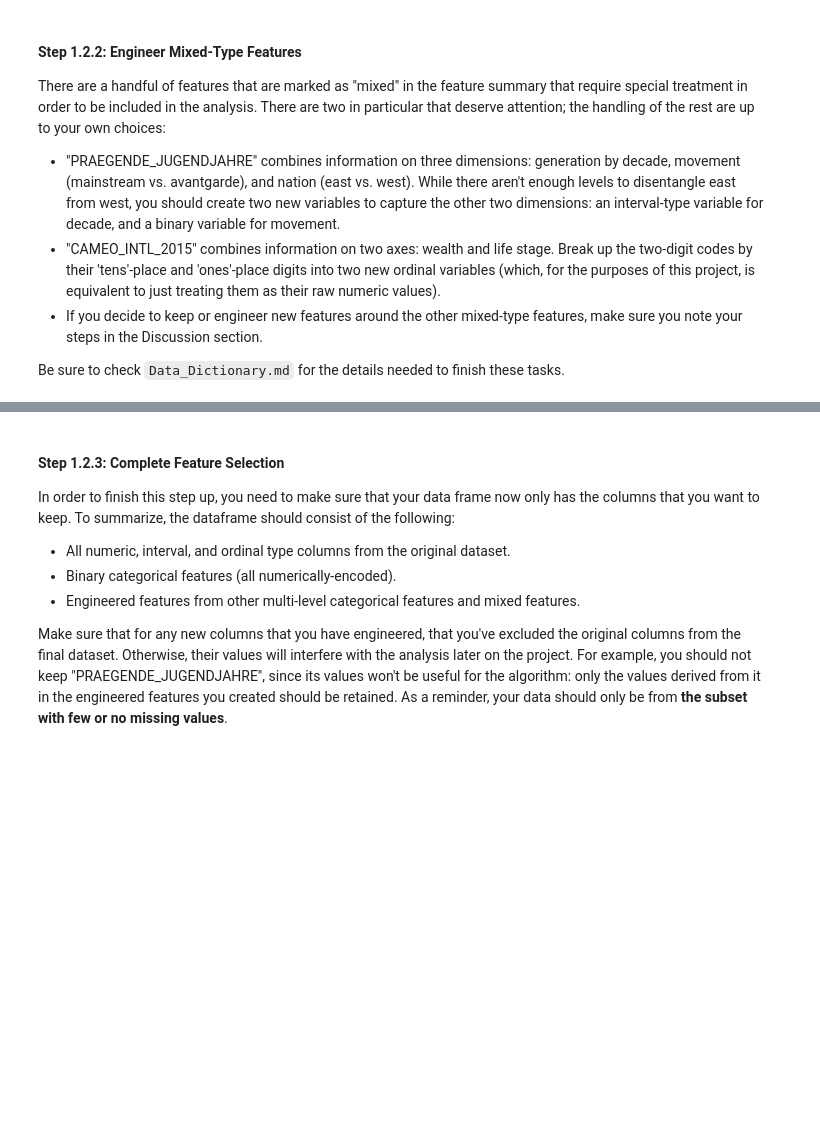
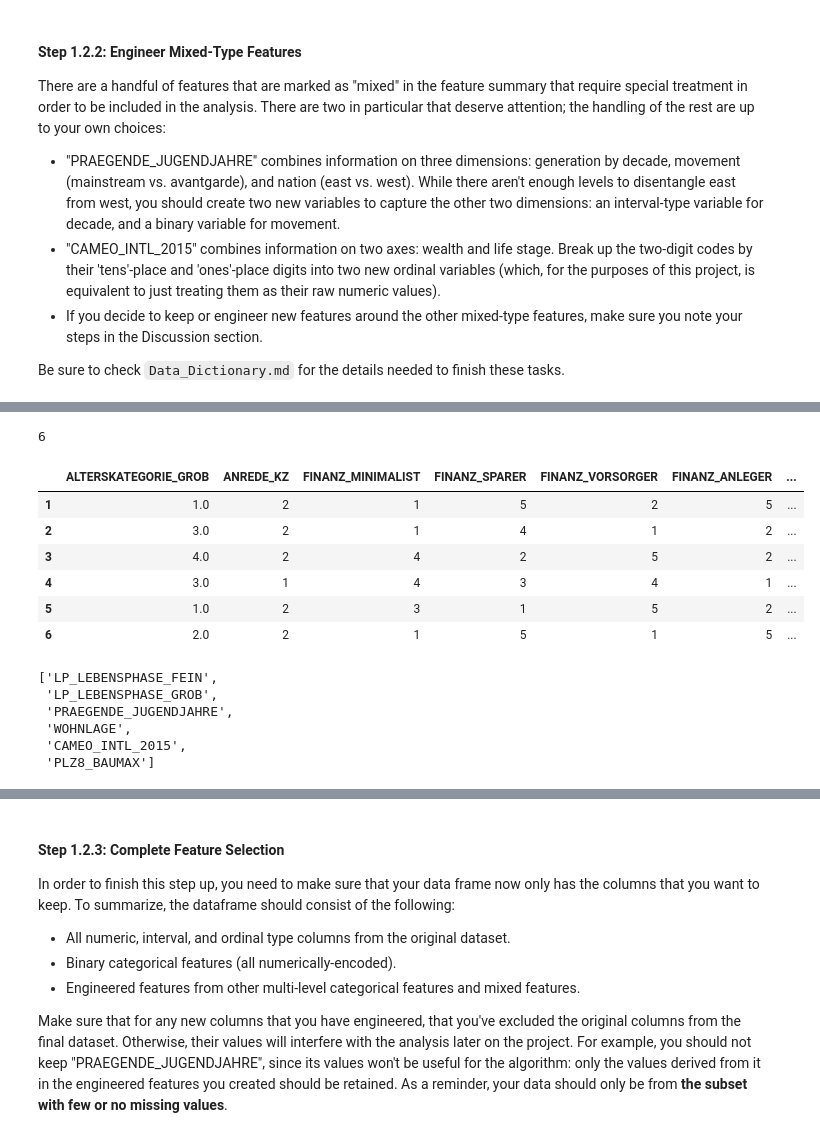
Before and after one commit to darinjswilliams/CustomerSegmentsArvato, a Jupyter notebook: Identify_Customer_Segments.ipynb, the cells around one changed output, grey strips where cells are left out. Saved outputs shown, nothing was run; the diff lists cells and outputs as text; code cells hidden in the pictures; blank space fills up the shorter version.

```diff
--- a/Identify_Customer_Segments.ipynb
+++ b/Identify_Customer_Segments.ipynb
@@ -629,0 +761,2 @@ For categorical data, you would ordinarily need to encode the levels as dummy va
+# %%
+rows_lt_20_subset = encoded_rows_with_dummies(rows_lt_20_subset, multi_level_category)
@@ -646,0 +855,4 @@ Be sure to check `Data_Dictionary.md` for the details needed to finish these tas
+# %%
+#Lets encode PRAEGENDE_JUGENDJAHRE with row lt 20
+#Create MOVEMENT VARIABLE , AND CALL METHOD TO ENCODE IT
+rows_lt_20_subset['MOVEMENT'] = rows_lt_20_subset['PRAEGENDE_JUGENDJAHRE'].apply(search_music_styles)
@@ -646,0 +868,4 @@ Be sure to check `Data_Dictionary.md` for the details needed to finish these tas
+# %%
+# Now apply the decate
+# CREATE DECADE VARIABLE  AND ENCODE IT
+rows_lt_20_subset['DECADE'] = rows_lt_20_subset['PRAEGENDE_JUGENDJAHRE'].map(DECADE)
@@ -646,0 +906,2 @@ Be sure to check `Data_Dictionary.md` for the details needed to finish these tas
+# %%
+rows_lt_20_subset =  create_feature_rows(rows_lt_20_subset)
@@ -646,0 +917,28 @@ Be sure to check `Data_Dictionary.md` for the details needed to finish these tas
+# %%
+mixed_data_type_rows = feat_info[feat_info['type'] == 'mixed']['attribute'].values
+
+
+#now find the vales in row lt 20 data frame
+mixed_data_type_rows = [n for n in mixed_data_type_rows if n in rows_lt_20_subset.columns]
+print(len(mixed_data_type_rows))
+# %% [output]
+6
+# %%
+rows_lt_20_subset.head(6)
+# %% [output]
+|  | ALTERSKATEGORIE_GROB | ANREDE_KZ | FINANZ_MINIMALIST | FINANZ_SPARER | FINANZ_VORSORGER | FINANZ_ANLEGER | ... |
+| 1 | 1.0 | 2 | 1 | 5 | 2 | 5 | ... |
+| 2 | 3.0 | 2 | 1 | 4 | 1 | 2 | ... |
+| 3 | 4.0 | 2 | 4 | 2 | 5 | 2 | ... |
+| 4 | 3.0 | 1 | 4 | 3 | 4 | 1 | ... |
+| 5 | 1.0 | 2 | 3 | 1 | 5 | 2 | ... |
+| 6 | 2.0 | 2 | 1 | 5 | 1 | 5 | ... |
+# %%
+mixed_data_type_rows
+# %% [output]
+['LP_LEBENSPHASE_FEIN',
+ 'LP_LEBENSPHASE_GROB',
+ 'PRAEGENDE_JUGENDJAHRE',
+ 'WOHNLAGE',
+ 'CAMEO_INTL_2015',
+ 'PLZ8_BAUMAX']
```
Also changed, not shown: parts of 90 cells of this notebook, 1 other file.
